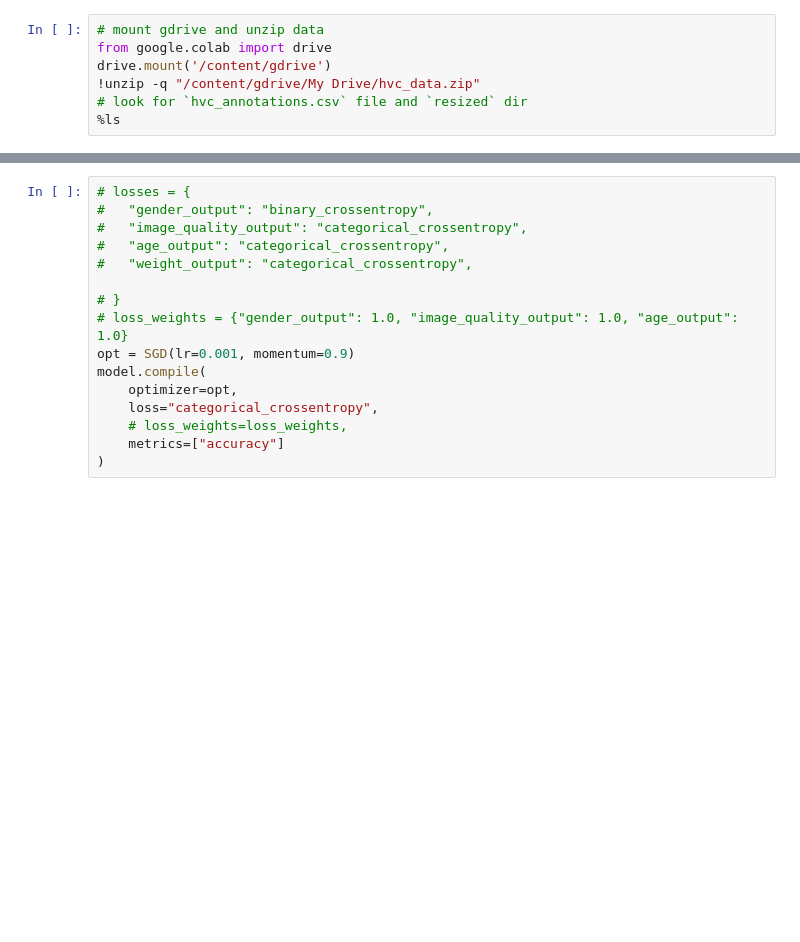
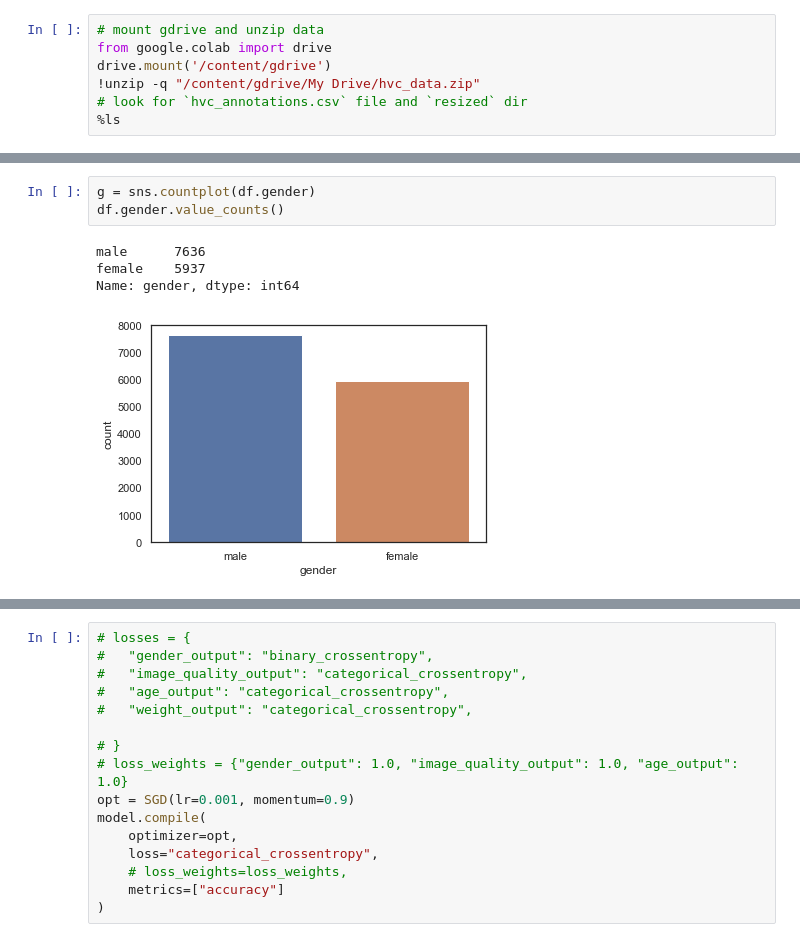
Before and after one commit to praveenraghuvanshi1512/EIP4, a Jupyter notebook: Session5/Assignment5/EIP4_A5_Praveen_Raghuvanshi.ipynb, the cells around one changed output, grey strips where cells are left out. Drawn from its saved outputs; the diff is of its cells as text; blank space fills up the shorter version.

```diff
--- a/Session5/Assignment5/EIP4_A5_Praveen_Raghuvanshi.ipynb
+++ b/Session5/Assignment5/EIP4_A5_Praveen_Raghuvanshi.ipynb
@@ -128,0 +200,8 @@ valid_gen = PersonDataGenerator(val_df, batch_size=64, shuffle=False)
+# %%
+g = sns.countplot(df.gender)
+df.gender.value_counts()
+# %% [output]
+male      7636
+female    5937
+Name: gender, dtype: int64
+[figure, added]
```
Also changed, not shown: parts of 44 cells of this notebook, 7 other files.
